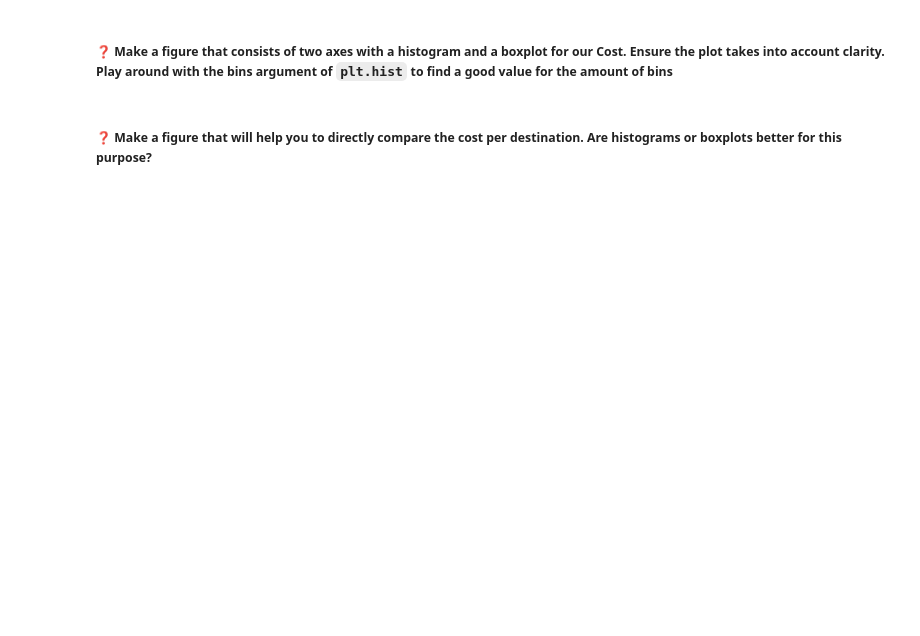
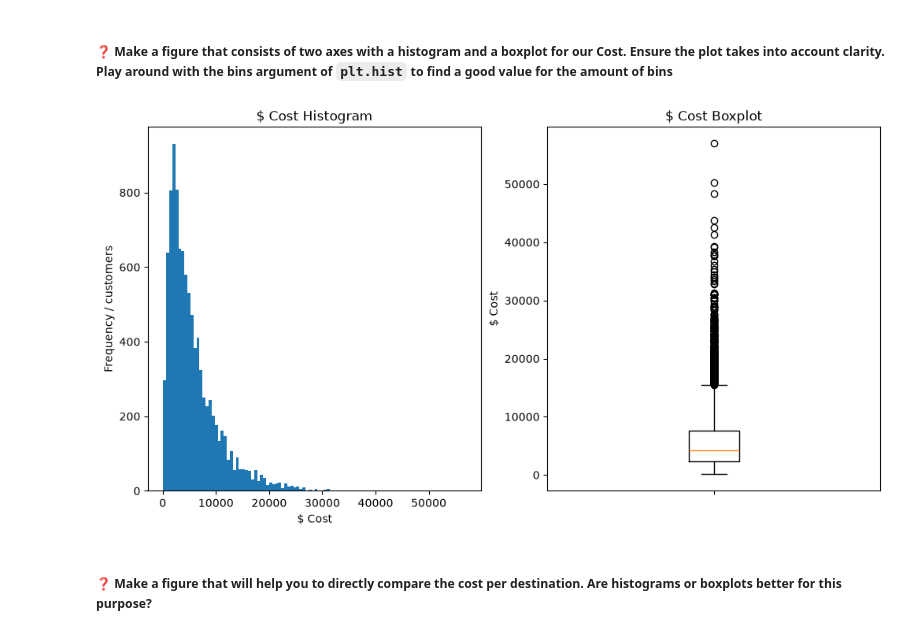
Before and after one commit to ManoahKinnaert/DAML, a Jupyter notebook: lab3/lab_3_data_visualisation.ipynb, the cells around one changed output. Cells and saved outputs as stored; diff of their text form; code cells hidden in the pictures; blank space fills up the shorter version.

```diff
--- a/lab3/lab_3_data_visualisation.ipynb
+++ b/lab3/lab_3_data_visualisation.ipynb
@@ -249,2 +279,17 @@ ax[1].boxplot(travel_dataset["cost"]);
+# %%
+#YOUR CODE HERE
+fix, ax = plt.subplots(1, 2, figsize=(12, 6))
+fig.suptitle("$ Cost")
+ax[0].hist(travel_dataset["cost"], bins=100);
+ax[0].set_title("$ Cost Histogram")
+ax[0].set_ylabel("Frequency / customers")
+ax[0].set_xlabel("$ Cost")
+
+ax[1].boxplot(travel_dataset["cost"])
+ax[1].set_title("$ Cost Boxplot")
+ax[1].set_ylabel("$ Cost")
+ax[1].set_xticklabels("");
+# %% [output]
+[figure, added]
 # %% [markdown]
 ##### ❓ Make a figure that will help you to directly compare the cost per destination. Are histograms or boxplots better for this purpose?
```
Also changed, not shown: parts of 15 cells of this notebook.
